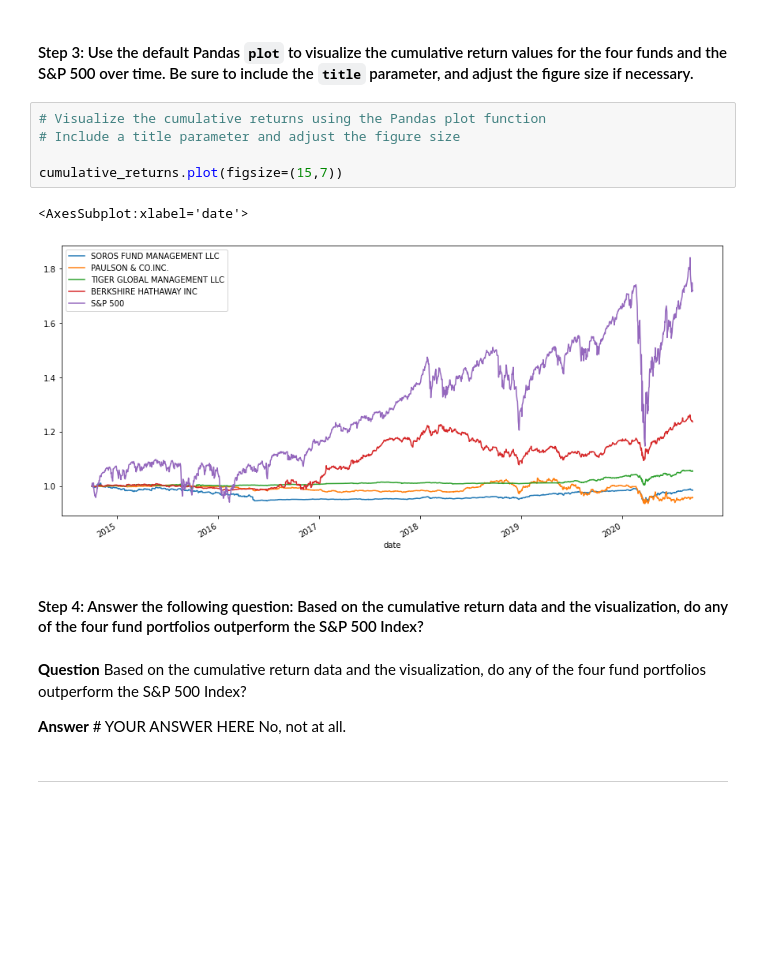
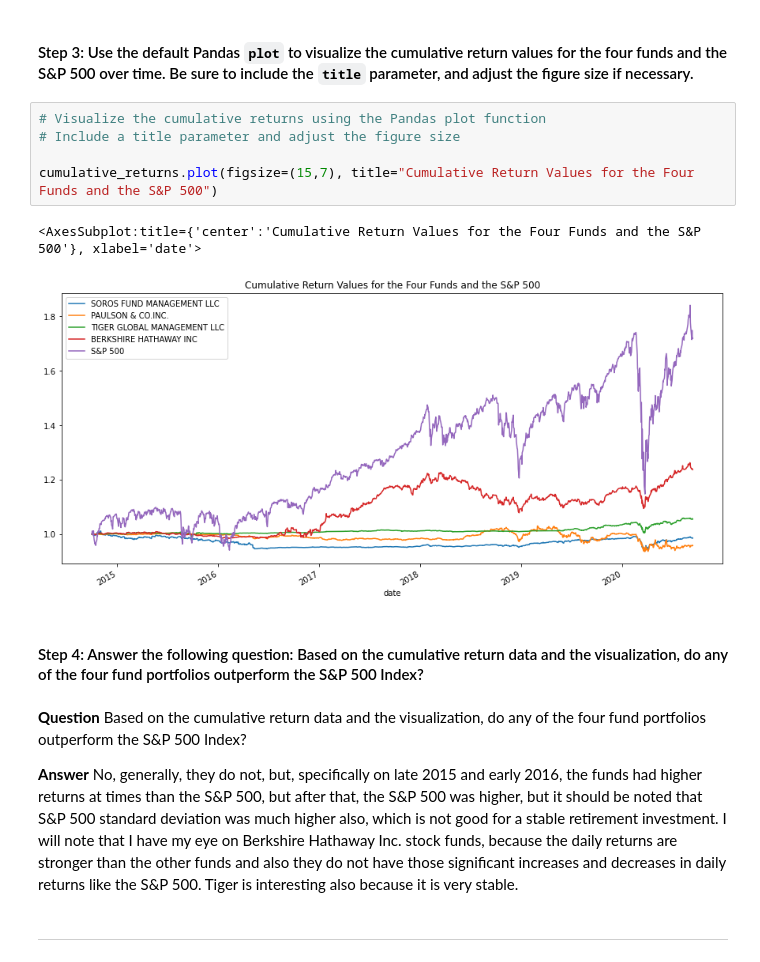
Before and after one commit to JeffSmith-ok/Retirement_Quantitative_Analysis_Jupyter_Labs, a Jupyter notebook: risk_return_analysis.ipynb, the cells around one changed output. Drawn from its saved outputs; the diff is of its cells as text; blank space fills up the shorter version.

```diff
--- a/risk_return_analysis.ipynb
+++ b/risk_return_analysis.ipynb
@@ -205,18 +206,18 @@ cumulative_returns.head()
 # %%
 # Visualize the cumulative returns using the Pandas plot function
 # Include a title parameter and adjust the figure size
 
-cumulative_returns.plot(figsize=(15,7))
+cumulative_returns.plot(figsize=(15,7), title="Cumulative Return Values for the Four Funds and the S&P 500")
 # %% [output]
-<AxesSubplot:xlabel='date'>
+<AxesSubplot:title={'center':'Cumulative Return Values for the Four Funds and the S&P 500'}, xlabel='date'>
-[figure, old version]
+[figure, new version]
 # %% [markdown]
 #### Step 4: Answer the following question: Based on the cumulative return data and the visualization, do any of the four fund portfolios outperform the S&P 500 Index?
-# %% [markdown]
-**Question** Based on the cumulative return data and the visualization, do any of the four fund portfolios outperform the S&P 500 Index?
-
-**Answer** # YOUR ANSWER HERE
-No, not at all.
+# %% [markdown]
+**Question** Based on the cumulative return data and the visualization, do any of the four fund portfolios outperform the S&P 500 Index?
+
+**Answer**
+No, generally, they do not, but, specifically on late 2015 and early 2016, the funds had higher returns at times than the S&P 500, but after that, the S&P 500 was higher, but it should be noted that S&P 500 standard deviation was much higher also, which is not good for a stable retirement investment. I will note that I have my eye on Berkshire Hathaway Inc. stock funds, because the daily returns are stronger than the other funds and also they do not have those significant increases and decreases in daily returns like the S&P 500. Tiger is interesting also because it is very stable.
 # %% [markdown]
 ---
 # %% [markdown]
```
Also changed, not shown: parts of 34 cells of this notebook, 3 other files.
